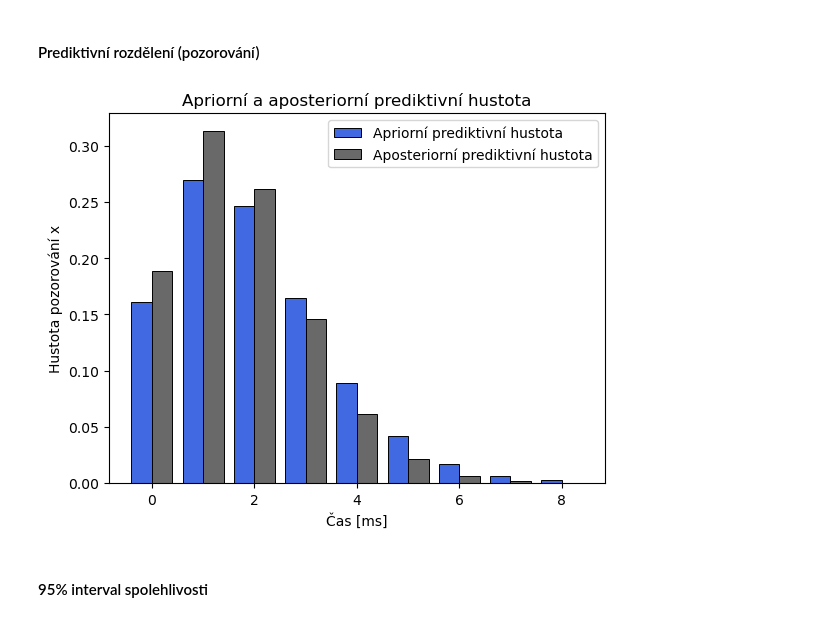
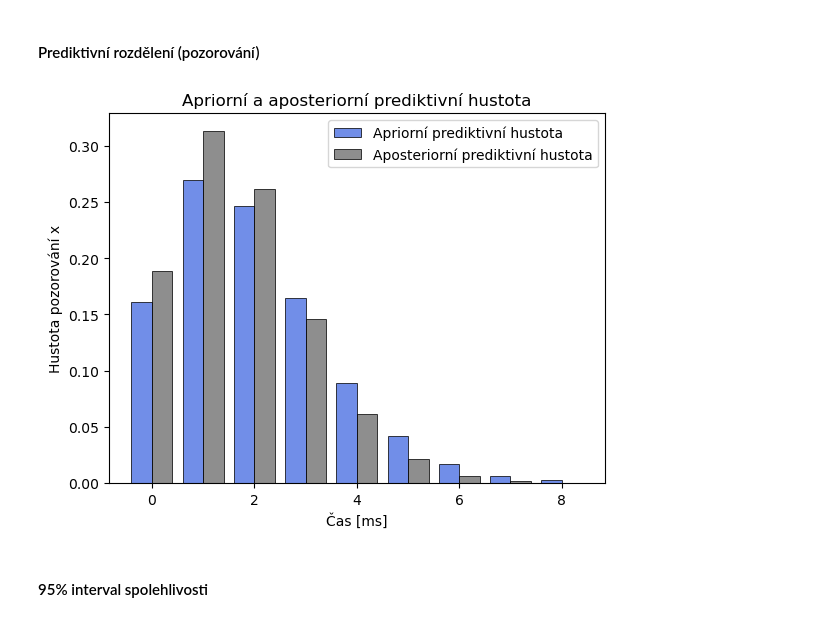
Before and after one commit to davidchocholaty/BUT-FIT-MSP-2, a Jupyter notebook: solution.ipynb, the cells around one changed output. Cells and saved outputs as stored; diff of their text form; code cells hidden in the pictures.

```diff
--- a/solution.ipynb
+++ b/solution.ipynb
@@ -100,21 +101,21 @@ beta: 105
 # %%
 x = np.arange(0, 9)
 
 pmf_prior = stats.nbinom.pmf(x, alpha_prior, beta_prior/(1 + beta_prior))
 pmf_posterior = stats.nbinom.pmf(x, alpha_posterior, beta_posterior/(1 + beta_posterior))
 
 fig, ax = plt.subplots(1, 1)
 plt.title('Apriorní a aposteriorní prediktivní hustota')
 # plt.plot(x, pmf_prior, 'o', color='royalblue', label='Apriorní prediktivní hustota')
-plt.bar(x - 0.2, pmf_prior, width=0.4, color='royalblue', edgecolor = 'black', linewidth=0.7, label='Apriorní prediktivní hustota')
+plt.bar(x - 0.2, pmf_prior, width=0.4, color='royalblue', edgecolor = 'black', linewidth=0.7, label='Apriorní prediktivní hustota', alpha=0.75)
 # plt.plot(x, pmf_posterior, 'o', color='dimgray', label='Aposteriorní prediktivní hustota')
-plt.bar(x + 0.2, pmf_posterior, width=0.4, color='dimgray', edgecolor = 'black', linewidth=0.7, label='Aposteriorní prediktivní hustota')
+plt.bar(x + 0.2, pmf_posterior, width=0.4, color='dimgray', edgecolor = 'black', linewidth=0.7, label='Aposteriorní prediktivní hustota', alpha=0.75)
 ax.legend(loc='best')
 plt.xlabel('Čas [ms]')
 plt.ylabel('Hustota pozorování x')
 plt.show()
 # %% [output]
-[figure, old version]
+[figure, new version]
 # %% [markdown]
 #### 95% interval spolehlivosti
 # %%
```
Also changed, not shown: parts of 20 cells of this notebook.
